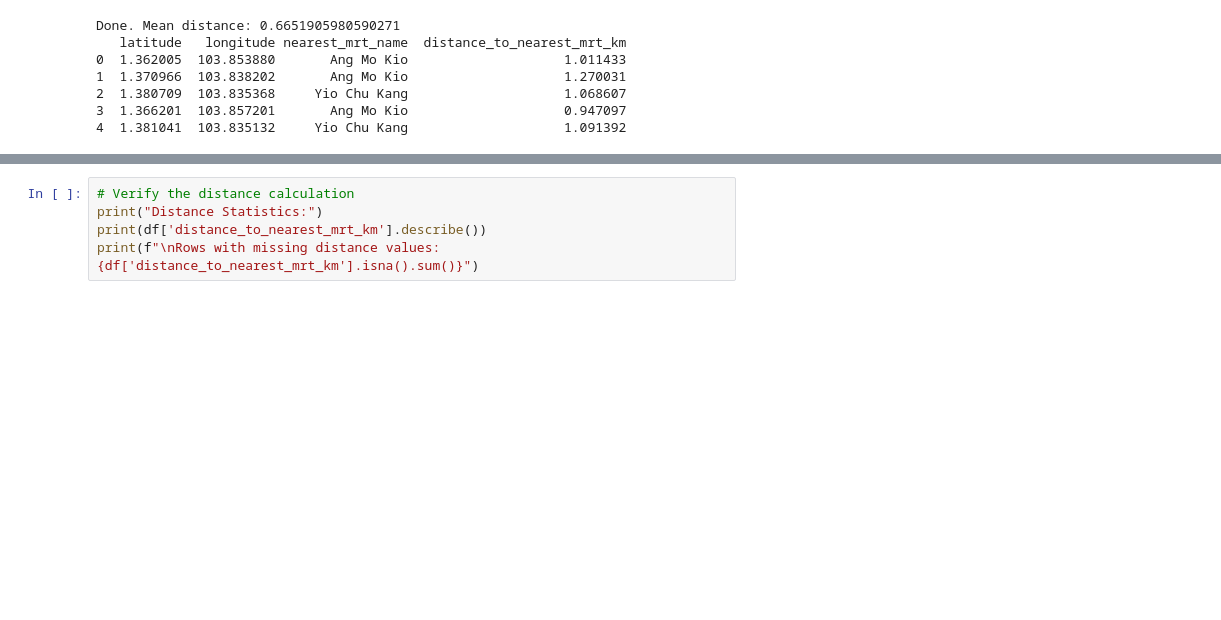
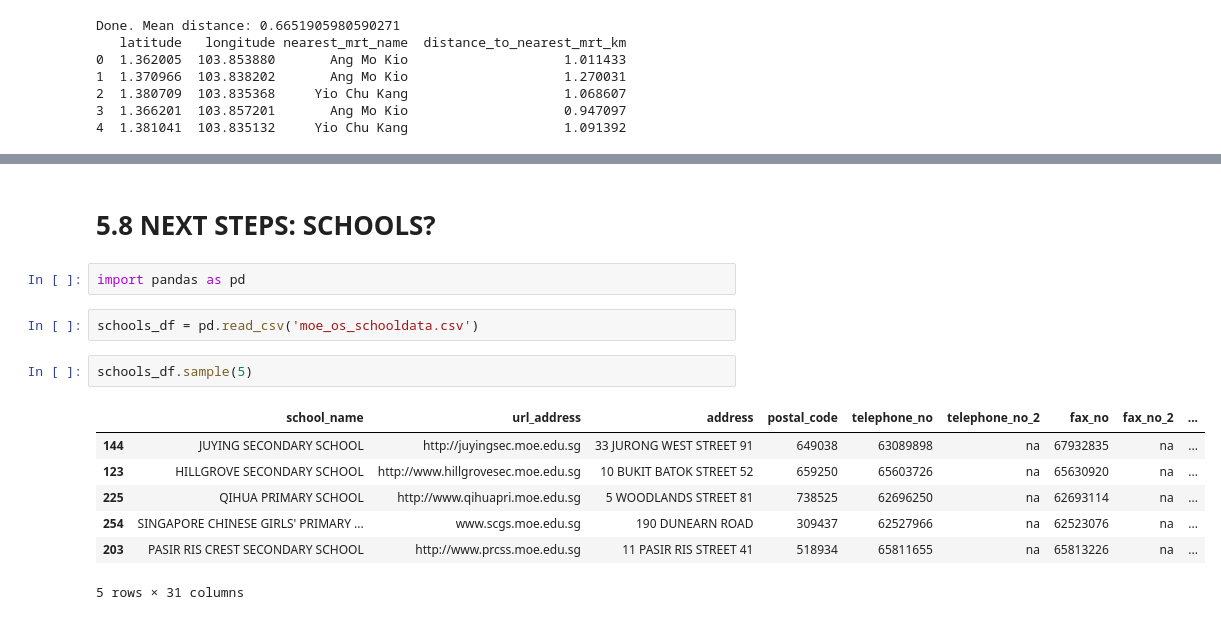
Before and after one commit to hlew003/Group-5-DAC-internal-project, a Jupyter notebook: Tommy Ver(main)_updated.ipynb, the cells around one changed output, grey strips where cells are left out. Saved outputs shown, nothing was run; the diff lists cells and outputs as text; blank space fills up the shorter version.

Commit message:
Added School Proximity

```diff
--- a/Tommy Ver(main)_updated.ipynb
+++ b/Tommy Ver(main)_updated.ipynb
@@ -1691,5 +1640,16 @@ ValueError: Unknown Distance Metric: haversine
-# %%
-# Verify the distance calculation
-print("Distance Statistics:")
-print(df['distance_to_nearest_mrt_km'].describe())
-print(f"\nRows with missing distance values: {df['distance_to_nearest_mrt_km'].isna().sum()}")
+# %% [markdown]
+# 5.8 NEXT STEPS: SCHOOLS?
+# %%
+import pandas as pd
+# %%
+schools_df = pd.read_csv('moe_os_schooldata.csv')
+# %%
+schools_df.sample(5)
+# %% [output]
+|  | school_name | url_address | address | postal_code | telephone_no | telephone_no_2 | fax_no | fax_no_2 | ... |
+| 144 | JUYING SECONDARY SCHOOL | http://juyingsec.moe.edu.sg | 33 JURONG WEST STREET 91 | 649038 | 63089898 | na | 67932835 | na | ... |
+| 123 | HILLGROVE SECONDARY SCHOOL | http://www.hillgrovesec.moe.edu.sg | 10 BUKIT BATOK STREET 52 | 659250 | 65603726 | na | 65630920 | na | ... |
+| 225 | QIHUA PRIMARY SCHOOL | http://www.qihuapri.moe.edu.sg | 5 WOODLANDS STREET 81 | 738525 | 62696250 | na | 62693114 | na | ... |
+| 254 | SINGAPORE CHINESE GIRLS' PRIMARY ... | www.scgs.moe.edu.sg | 190 DUNEARN ROAD | 309437 | 62527966 | na | 62523076 | na | ... |
+| 203 | PASIR RIS CREST SECONDARY SCHOOL | http://www.prcss.moe.edu.sg | 11 PASIR RIS STREET 41 | 518934 | 65811655 | na | 65813226 | na | ... |
+5 rows × 31 columns
```
Also changed, not shown: parts of 37 cells of this notebook, 1 other file.
